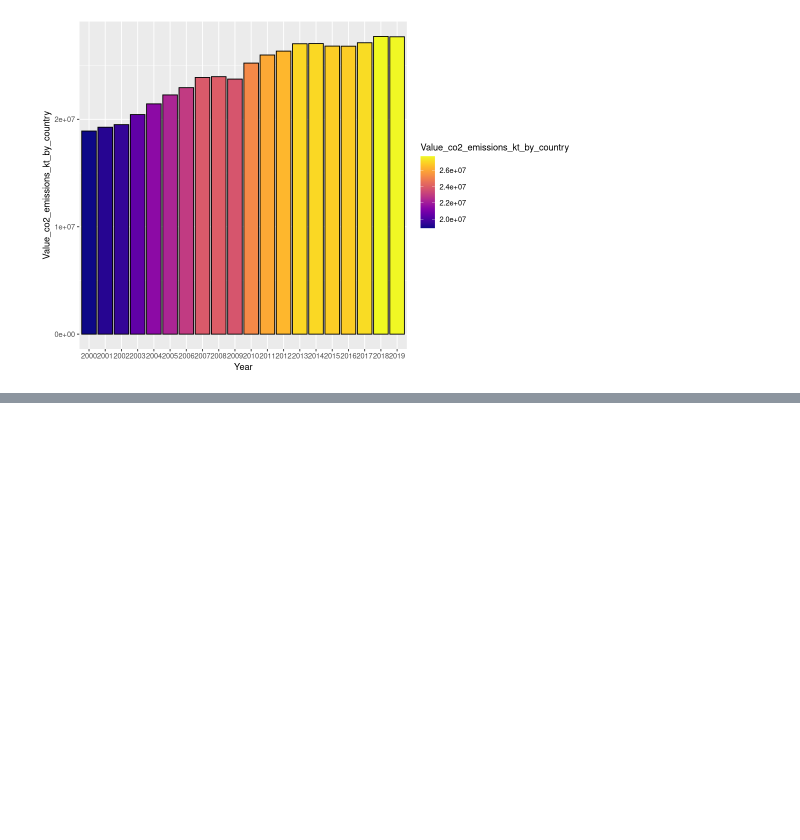
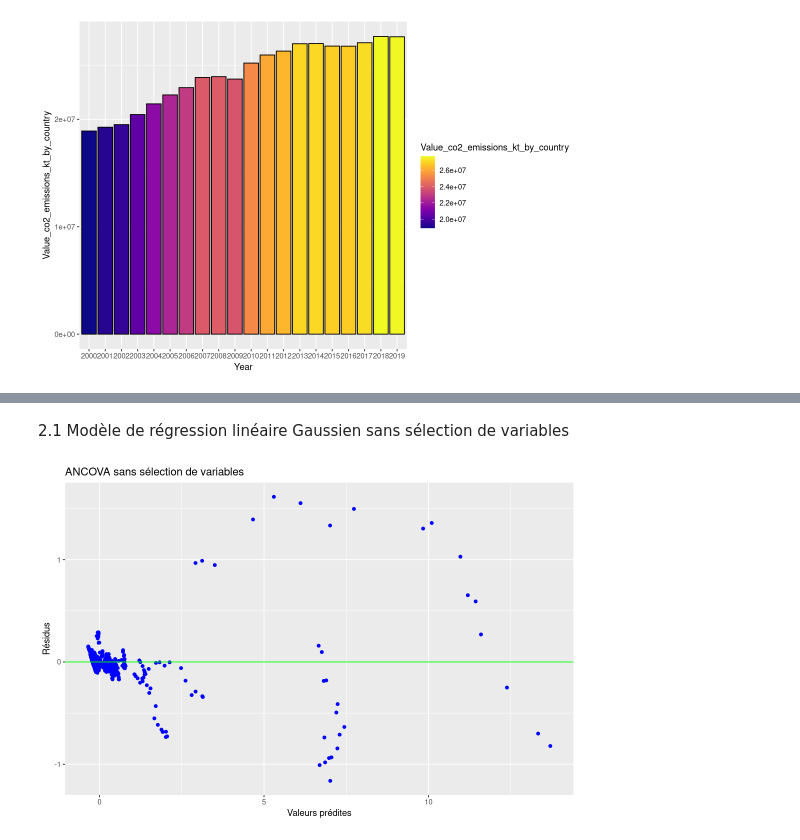
Before and after one commit to julien-richaume/projet_machine_learning, a Jupyter notebook: Rendu_Projet_R.ipynb, the cells around one changed output, grey strips where cells are left out. Cells and saved outputs as stored; diff of their text form; code cells hidden in the pictures; blank space fills up the shorter version.

```diff
--- a/Rendu_Projet_R.ipynb
+++ b/Rendu_Projet_R.ipynb
@@ -470,0 +517,22 @@ ggplot(df_somme_annee, aes(x = Year, y = Value_co2_emissions_kt_by_country, fill
+# %% [markdown]
+2.1 Modèle de régression linéaire Gaussien sans sélection de variables
+# %%
+gplot.res <- function(x, y, titre = "titre"){
+    ggplot(data.frame(x=x, y=y),aes(x,y))+
+    geom_point(col = "blue")+
+    ylab("Résidus")+ xlab("Valeurs prédites")+
+    ggtitle(titre)+
+    geom_hline(yintercept = 0,col="green")
+}
+# %%
+# estimation du modèle sans interaction
+reg.lm <- aov(Value_co2_emissions_kt_by_country ~ . , data = datappr)
+
+# Extraction des résidus et des valeurs ajustées de ce modèle
+res.lm <- reg.lm$residuals
+fit.lm <- reg.lm$fitted.values
+
+# Graphe des résidus.
+gplot.res(fit.lm,res.lm,"ANCOVA sans sélection de variables")
+# %% [output]
+[figure, added]
```
Also changed, not shown: parts of 16 cells of this notebook.
